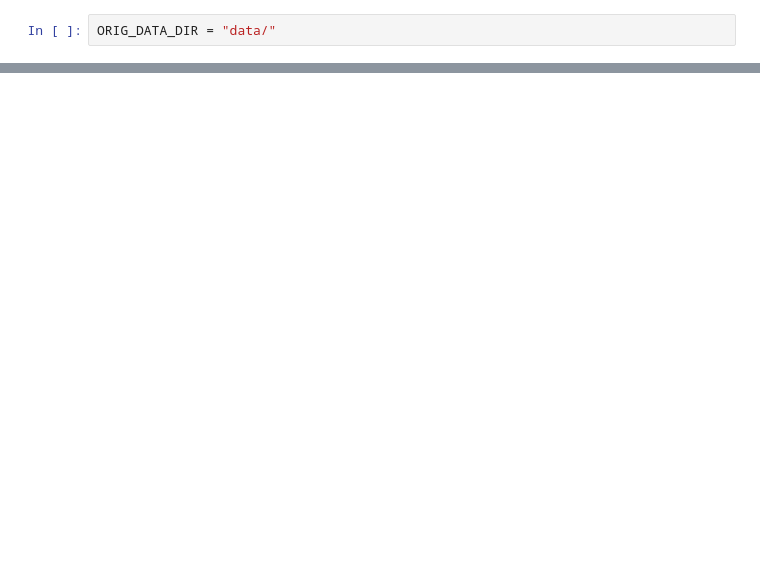
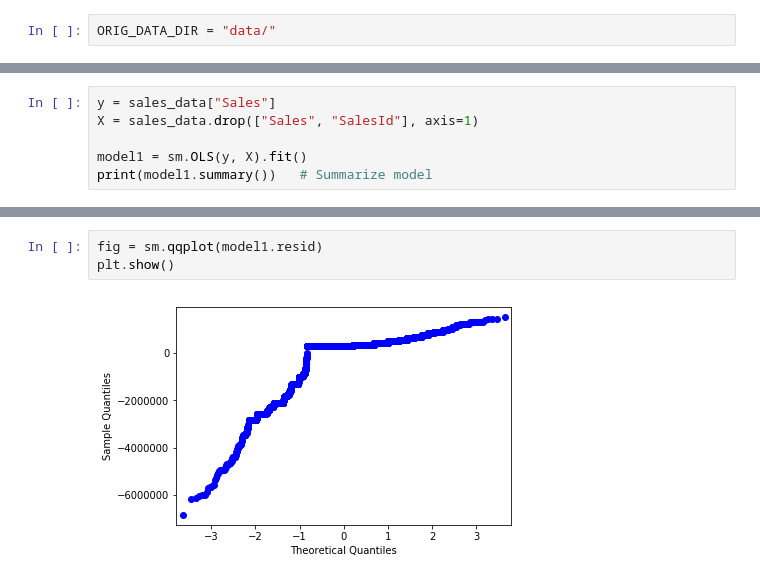
Before and after one commit to Datathon2020/Analysis, a Jupyter notebook: model.ipynb, the cells around one changed output, grey strips where cells are left out. Drawn from its saved outputs; the diff is of its cells as text; blank space fills up the shorter version.

```diff
--- a/model.ipynb
+++ b/model.ipynb
@@ -69,0 +115,6 @@ array(['2012 NAICS code: Meaning of 2012 NAICS code',
+# %%
+y = sales_data["Sales"]
+X = sales_data.drop(["Sales", "SalesId"], axis=1)
+
+model1 = sm.OLS(y, X).fit()
+print(model1.summary())   # Summarize model
@@ -69,0 +145,5 @@ array(['2012 NAICS code: Meaning of 2012 NAICS code',
+# %%
+fig = sm.qqplot(model1.resid)
+plt.show()
+# %% [output]
+[figure, added]
```
Also changed, not shown: parts of 17 cells of this notebook.
